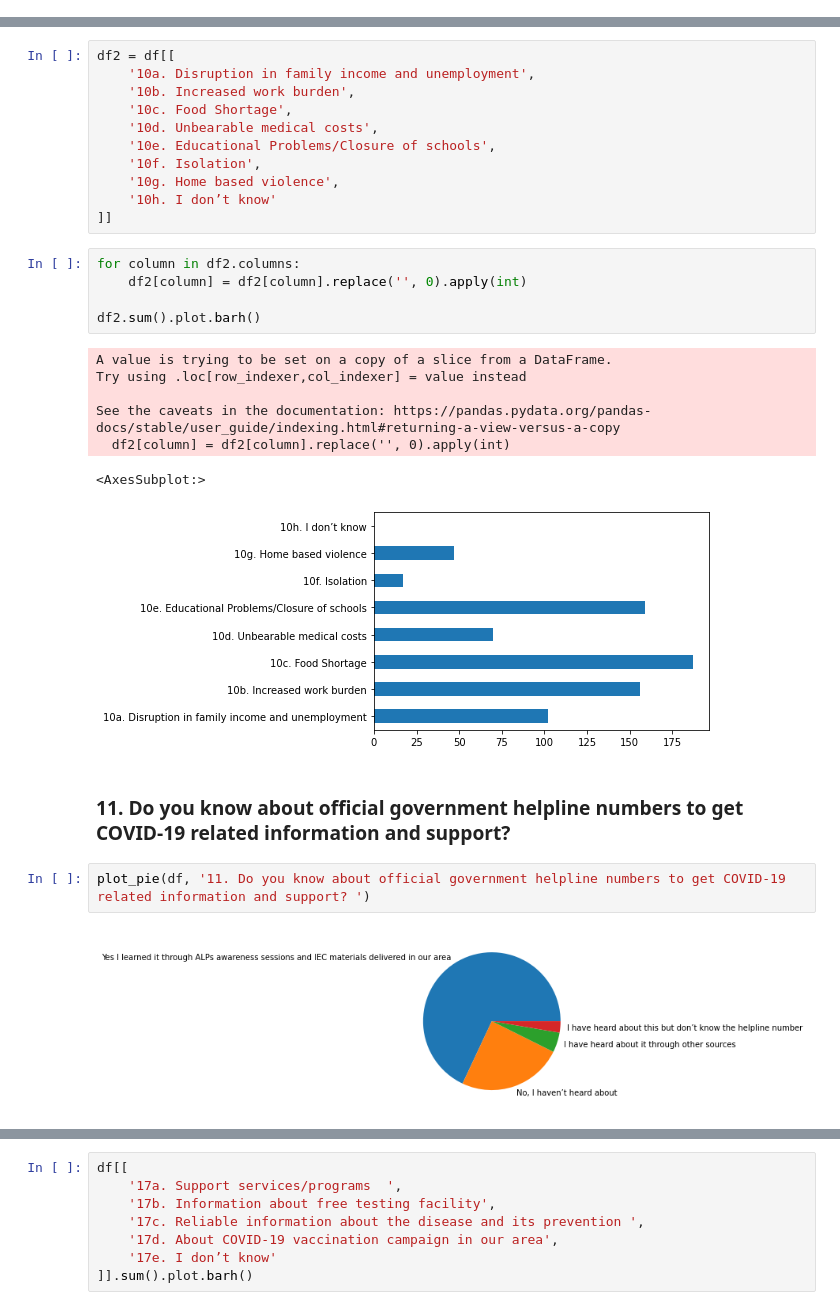
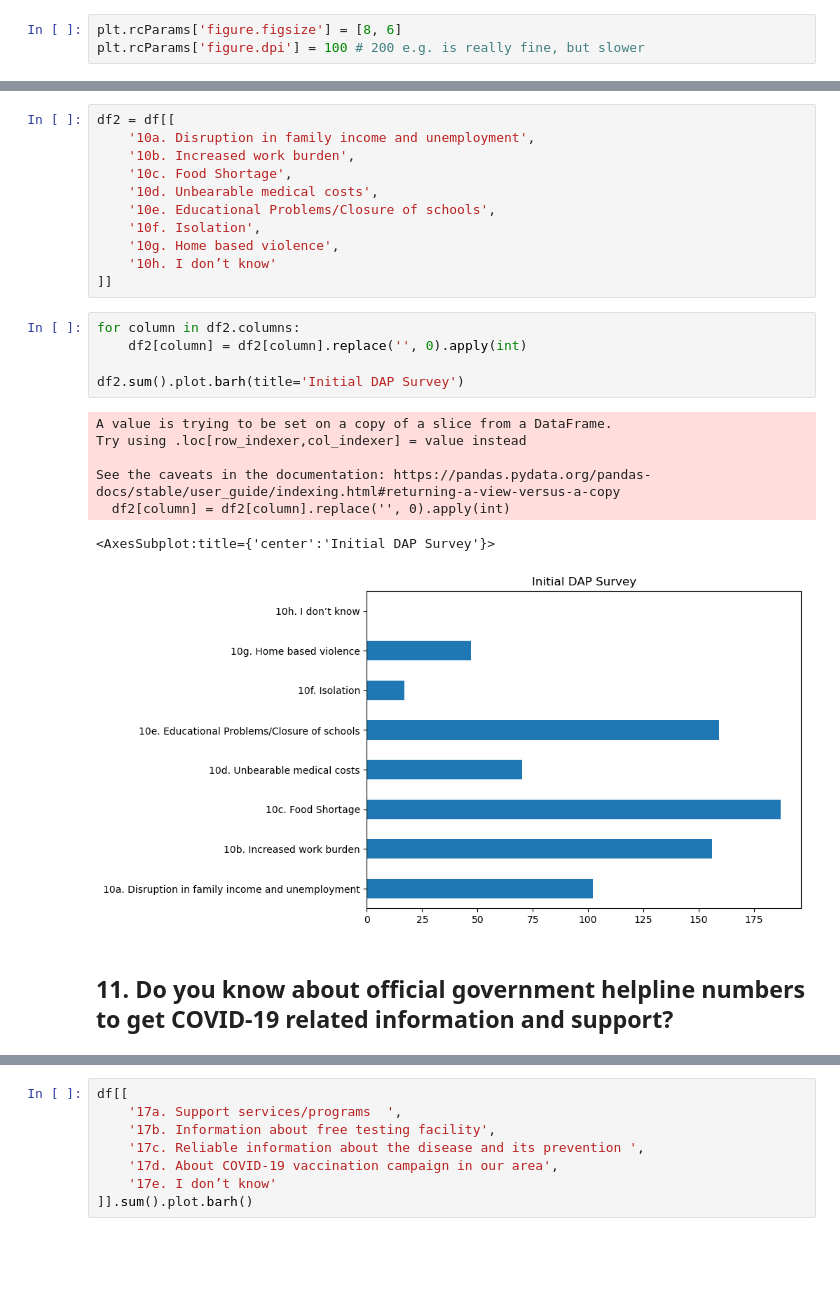
Before and after one commit to codeforpakistan/CfAll-Exchange, a Jupyter notebook: Haripur Survey Analysis.ipynb, the cells around one changed output, grey strips where cells are left out. Drawn from its saved outputs; the diff is of its cells as text; blank space fills up the shorter version.

```diff
--- a/Haripur Survey Analysis.ipynb
+++ b/Haripur Survey Analysis.ipynb
@@ -4,6 +4,9 @@ import pandas as pd
 import matplotlib.pyplot as plt
 # %% [output]
 Populating the interactive namespace from numpy and matplotlib
+# %%
+plt.rcParams['figure.figsize'] = [8, 6]
+plt.rcParams['figure.dpi'] = 100 # 200 e.g. is really fine, but slower
 # %%
 # Helpers
 
@@ -183,19 +175,15 @@ df2 = df[[
 # %%
 for column in df2.columns:
     df2[column] = df2[column].replace('', 0).apply(int)
 
-df2.sum().plot.barh()
+df2.sum().plot.barh(title='Initial DAP Survey')
 # %% [output]
 A value is trying to be set on a copy of a slice from a DataFrame.
 Try using .loc[row_indexer,col_indexer] = value instead
 
 See the caveats in the documentation: https://pandas.pydata.org/pandas-docs/stable/user_guide/indexing.html#returning-a-view-versus-a-copy
   df2[column] = df2[column].replace('', 0).apply(int)
-<AxesSubplot:>
+<AxesSubplot:title={'center':'Initial DAP Survey'}>
-[figure, old version]
+[figure, new version]
 # %% [markdown]
-### 11. Do you know about official government helpline numbers to get COVID-19 related information and support?
+## 11. Do you know about official government helpline numbers to get COVID-19 related information and support?
-# %%
-plot_pie(df, '11. Do you know about official government helpline numbers to get COVID-19 related information and support? ')
-# %% [output]
-[figure, removed]
```
Also changed, not shown: parts of 75 cells of this notebook, 2 other files.
